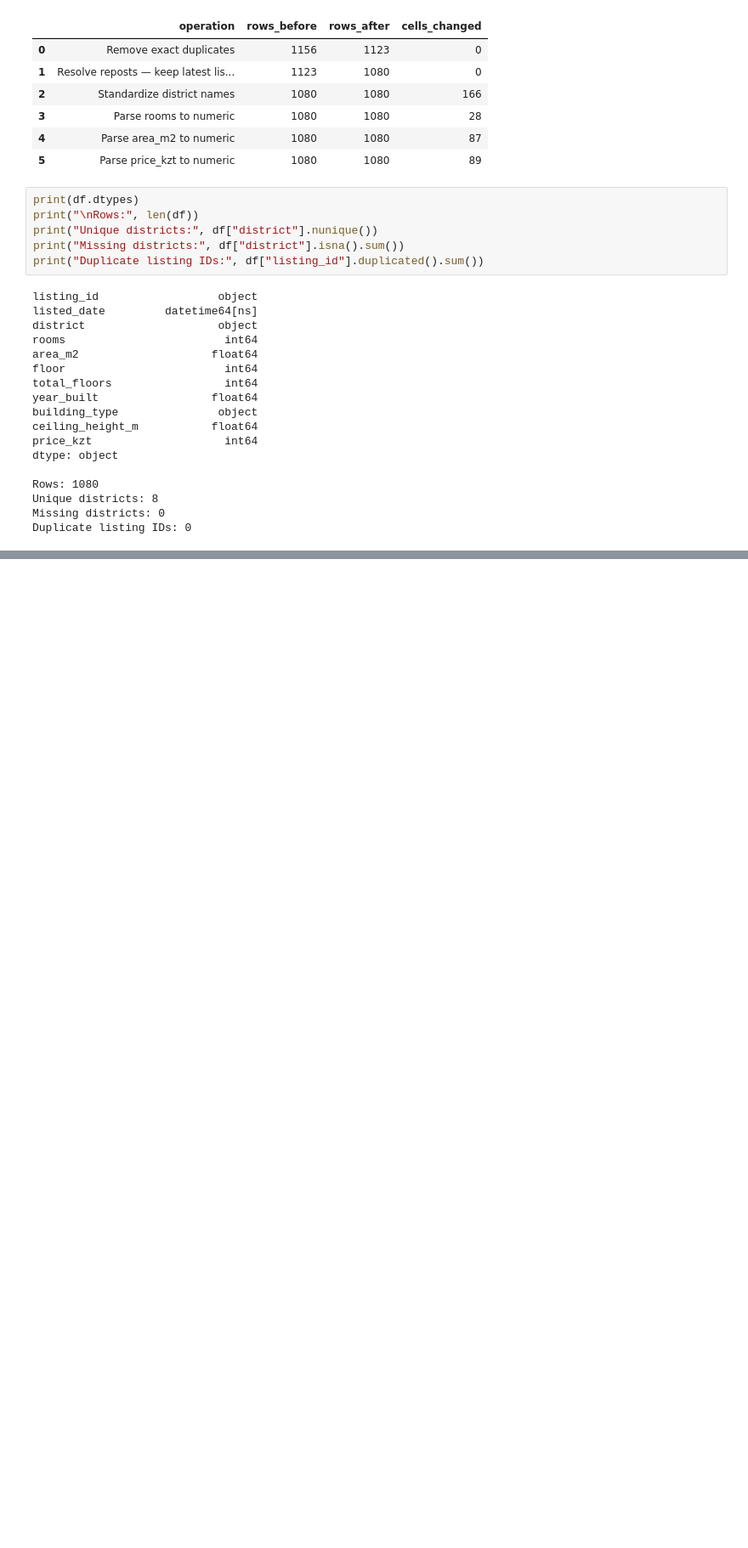
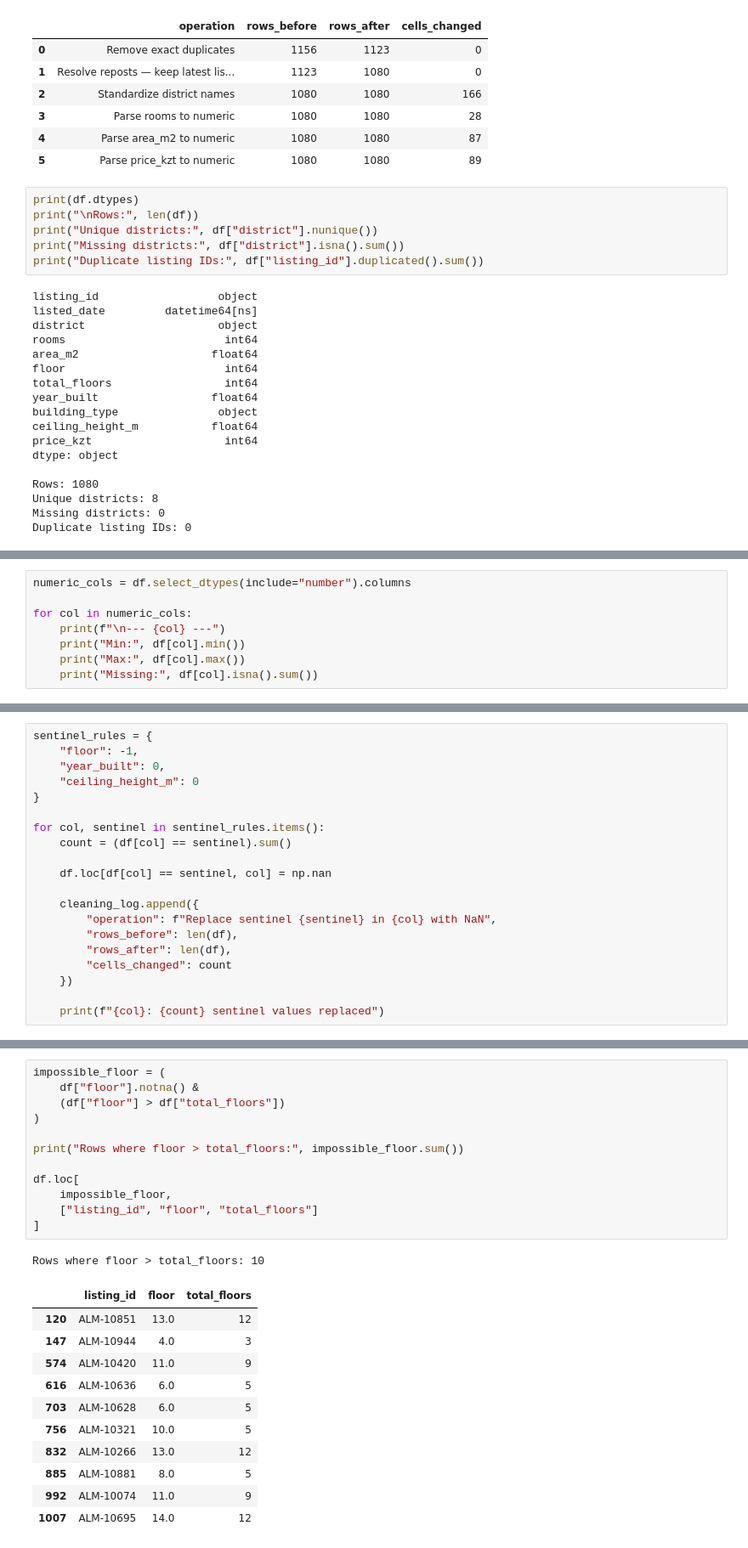
Before and after one commit to star111177/Kydyralina_ML_task_1, a Jupyter notebook: task1_data_preprocessing.ipynb, the cells around one changed output, grey strips where cells are left out. Shown at 85% size. Drawn from its saved outputs; the diff is of its cells as text; blank space fills up the shorter version.

Commit message:
Complete missing data handling

```diff
--- a/task1_data_preprocessing.ipynb
+++ b/task1_data_preprocessing.ipynb
@@ -477,0 +482,8 @@ Duplicate listing IDs: 0
+# %%
+numeric_cols = df.select_dtypes(include="number").columns
+
+for col in numeric_cols:
+    print(f"\n--- {col} ---")
+    print("Min:", df[col].min())
+    print("Max:", df[col].max())
+    print("Missing:", df[col].isna().sum())
@@ -477,0 +524,20 @@ Duplicate listing IDs: 0
+# %%
+sentinel_rules = {
+    "floor": -1,
+    "year_built": 0,
+    "ceiling_height_m": 0
+}
+
+for col, sentinel in sentinel_rules.items():
+    count = (df[col] == sentinel).sum()
+
+    df.loc[df[col] == sentinel, col] = np.nan
+
+    cleaning_log.append({
+        "operation": f"Replace sentinel {sentinel} in {col} with NaN",
+        "rows_before": len(df),
+        "rows_after": len(df),
+        "cells_changed": count
+    })
+
+    print(f"{col}: {count} sentinel values replaced")
@@ -477,0 +560,25 @@ Duplicate listing IDs: 0
+# %%
+impossible_floor = (
+    df["floor"].notna() &
+    (df["floor"] > df["total_floors"])
+)
+
+print("Rows where floor > total_floors:", impossible_floor.sum())
+
+df.loc[
+    impossible_floor,
+    ["listing_id", "floor", "total_floors"]
+]
+# %% [output]
+Rows where floor > total_floors: 10
+|  | listing_id | floor | total_floors |
+| 120 | ALM-10851 | 13.0 | 12 |
+| 147 | ALM-10944 | 4.0 | 3 |
+| 574 | ALM-10420 | 11.0 | 9 |
+| 616 | ALM-10636 | 6.0 | 5 |
+| 703 | ALM-10628 | 6.0 | 5 |
+| 756 | ALM-10321 | 10.0 | 5 |
+| 832 | ALM-10266 | 13.0 | 12 |
+| 885 | ALM-10881 | 8.0 | 5 |
+| 992 | ALM-10074 | 11.0 | 9 |
+| 1007 | ALM-10695 | 14.0 | 12 |
```
Also changed, not shown: parts of 13 cells of this notebook.
